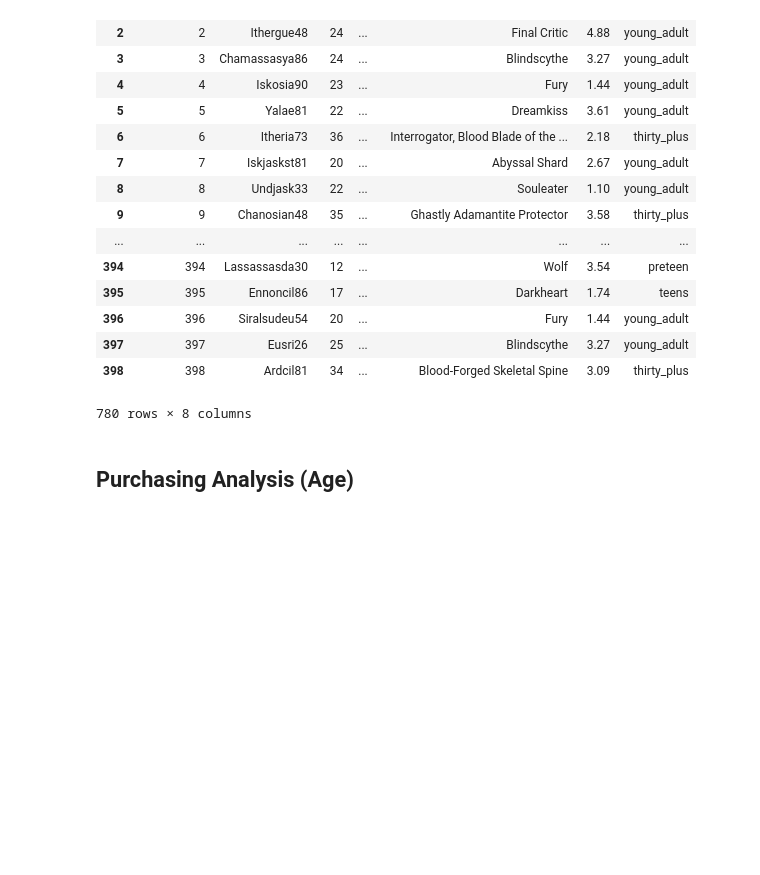
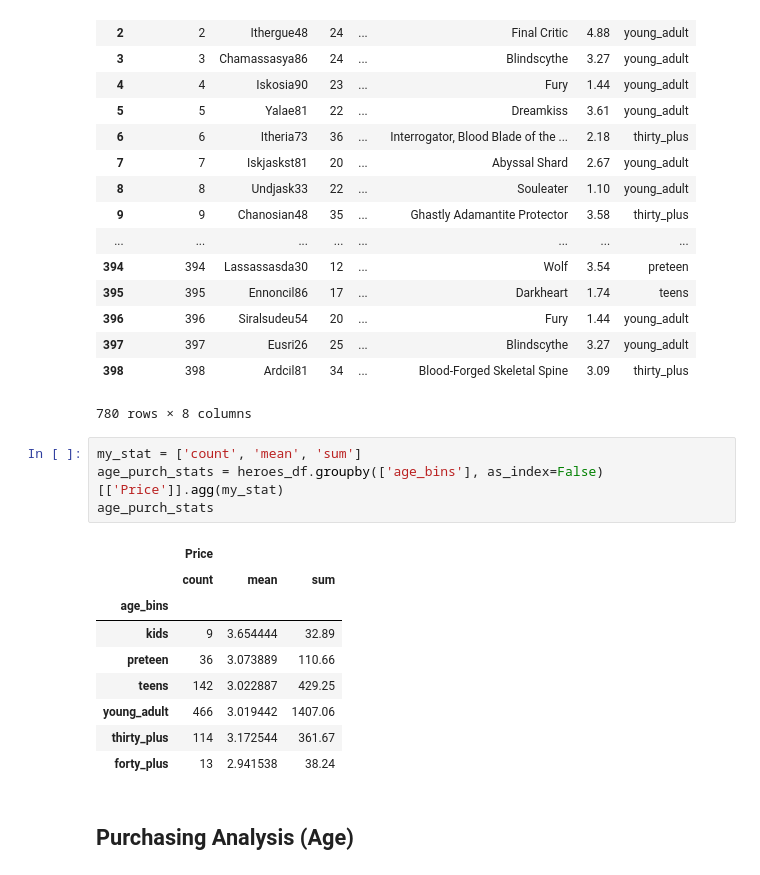
Before and after one commit to garycastle/pandas-challenge, a Jupyter notebook: Heroes of Pymoli/HeroesOfPymoli_starter.ipynb, the cells around one changed output. Drawn from its saved outputs; the diff is of its cells as text; blank space fills up the shorter version.

```diff
--- a/Heroes of Pymoli/HeroesOfPymoli_starter.ipynb
+++ b/Heroes of Pymoli/HeroesOfPymoli_starter.ipynb
@@ -206,6 +206,20 @@ heroes_df
 | 397 | 397 | Eusri26 | 25 | ... | Blindscythe | 3.27 | young_adult |
 | 398 | 398 | Ardcil81 | 34 | ... | Blood-Forged Skeletal Spine | 3.09 | thirty_plus |
 780 rows × 8 columns
+# %%
+my_stat = ['count', 'mean', 'sum']
+age_purch_stats = heroes_df.groupby(['age_bins'], as_index=False)[['Price']].agg(my_stat)
+age_purch_stats
+# %% [output]
+|  | Price |  |  |
+|  | count | mean | sum |
+| age_bins |  |  |  |
+| kids | 9 | 3.654444 | 32.89 |
+| preteen | 36 | 3.073889 | 110.66 |
+| teens | 142 | 3.022887 | 429.25 |
+| young_adult | 466 | 3.019442 | 1407.06 |
+| thirty_plus | 114 | 3.172544 | 361.67 |
+| forty_plus | 13 | 2.941538 | 38.24 |
 # %% [markdown]
 ## Purchasing Analysis (Age)
 # %% [markdown]
```
Also changed, not shown: 1 other file.
